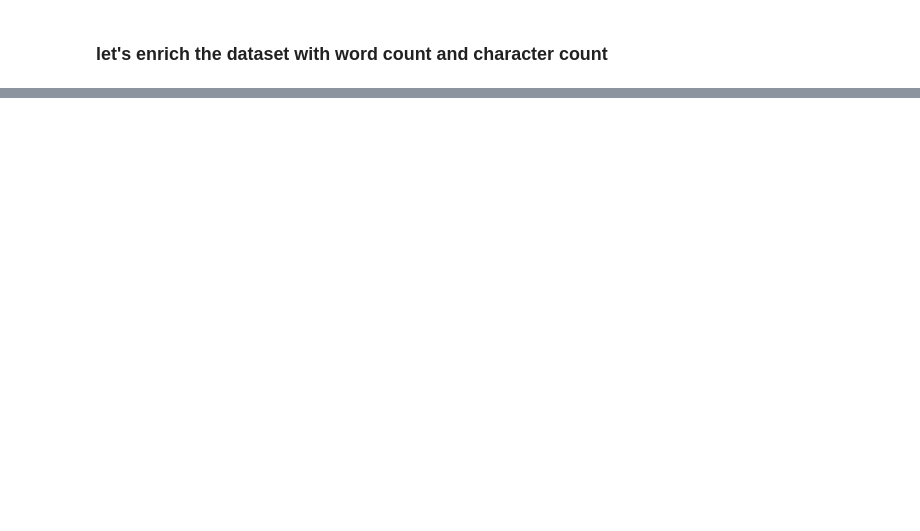
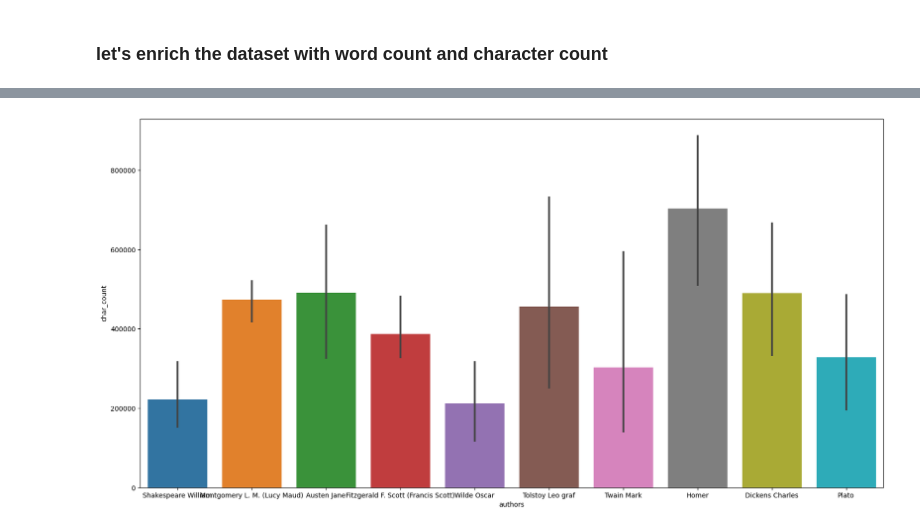
Before and after one commit to lxmuresan/youwritelike, a Jupyter notebook: exploration/exploration.ipynb, the cells around one changed output, grey strips where cells are left out. Drawn from its saved outputs; the diff is of its cells as text; code cells hidden in the pictures; blank space fills up the shorter version.

```diff
--- a/exploration/exploration.ipynb
+++ b/exploration/exploration.ipynb
@@ -228,0 +338,16 @@ books_df
+# %%
+most_famous = ['Shakespeare William',
+'Montgomery L. M. (Lucy Maud)',
+'Wilde Oscar',
+'Dickens Charles',
+'Fitzgerald F. Scott (Francis Scott)',
+'Twain Mark',
+'Plato',
+'Homer',
+'Tolstoy Leo graf',
+'Austen Jane']
+
+sns.barplot(x=books_df[books_df['authors'].isin(most_famous)]['authors'], y=books_df[books_df['authors'].isin(most_famous)]['char_count'])
+plt.figsize=(20, 10)
+# %% [output]
+[figure, added]
```
Also changed, not shown: parts of 25 cells of this notebook, 1 other file.
